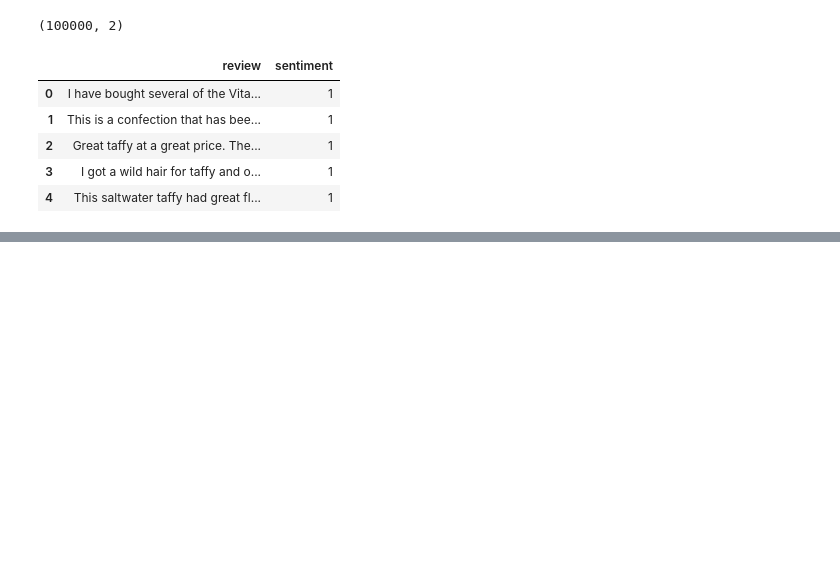
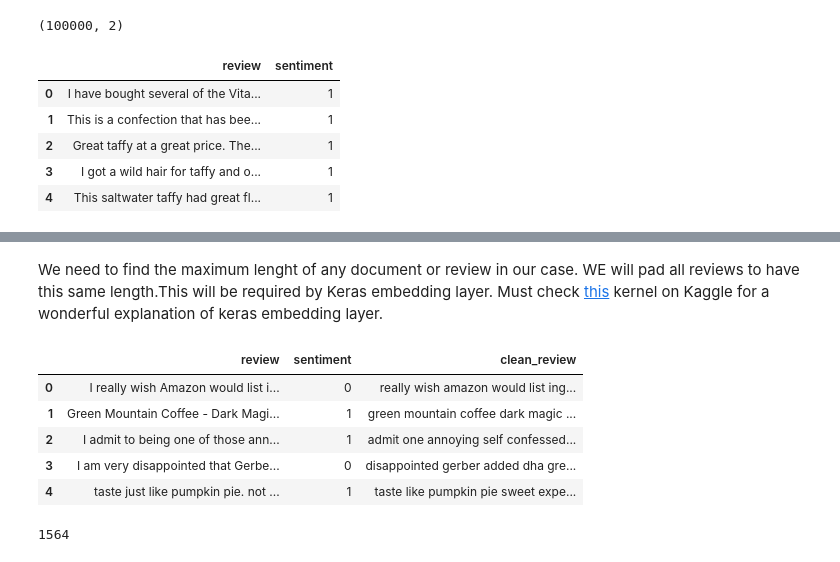
Before and after one commit to JIPiration/kaggles, a Jupyter notebook: amazon-fine-food-reviews/a-complete-text-classfication-guide-word2vec-lstm.ipynb, the cells around one changed output, grey strips where cells are left out. Drawn from its saved outputs; the diff is of its cells as text; code cells hidden in the pictures; blank space fills up the shorter version.

```diff
--- a/amazon-fine-food-reviews/a-complete-text-classfication-guide-word2vec-lstm.ipynb
+++ b/amazon-fine-food-reviews/a-complete-text-classfication-guide-word2vec-lstm.ipynb
@@ -353,0 +490,27 @@ Because of this ; for now I have created the embeddings by training on my own co
+# %%
+# cleaning reviews.
+df['clean_review'] = df['review'].apply(clean_reviews)
+# %% [markdown]
+We need to find the maximum lenght of any document or review in our case. WE will pad all reviews to have this same length.This will be required by Keras embedding layer. Must check [this](https://www.kaggle.com/rajmehra03/a-detailed-explanation-of-keras-embedding-layer) kernel on Kaggle for a wonderful explanation of keras embedding layer.
+# %%
+df.head()
+# %% [output]
+|  | review | sentiment | clean_review |
+| 0 | I really wish Amazon would list i... | 0 | really wish amazon would list ing... |
+| 1 | Green Mountain Coffee - Dark Magi... | 1 | green mountain coffee dark magic ... |
+| 2 | I admit to being one of those ann... | 1 | admit one annoying self confessed... |
+| 3 | I am very disappointed that Gerbe... | 0 | disappointed gerber added dha gre... |
+| 4 | taste just like pumpkin pie. not ... | 1 | taste like pumpkin pie sweet expe... |
+# %%
+# number of unique words = 56379
+# now since we will have to pad we need to find the maximum length of any document.
+
+maxi = -1
+
+for i, rev in enumerate(df['clean_review']):
+    tokens = rev.split()
+    if (len(tokens) > maxi):
+        maxi = len(tokens)
+print(maxi)
+# %% [output]
+1564
```
Also changed, not shown: parts of 41 cells of this notebook.
